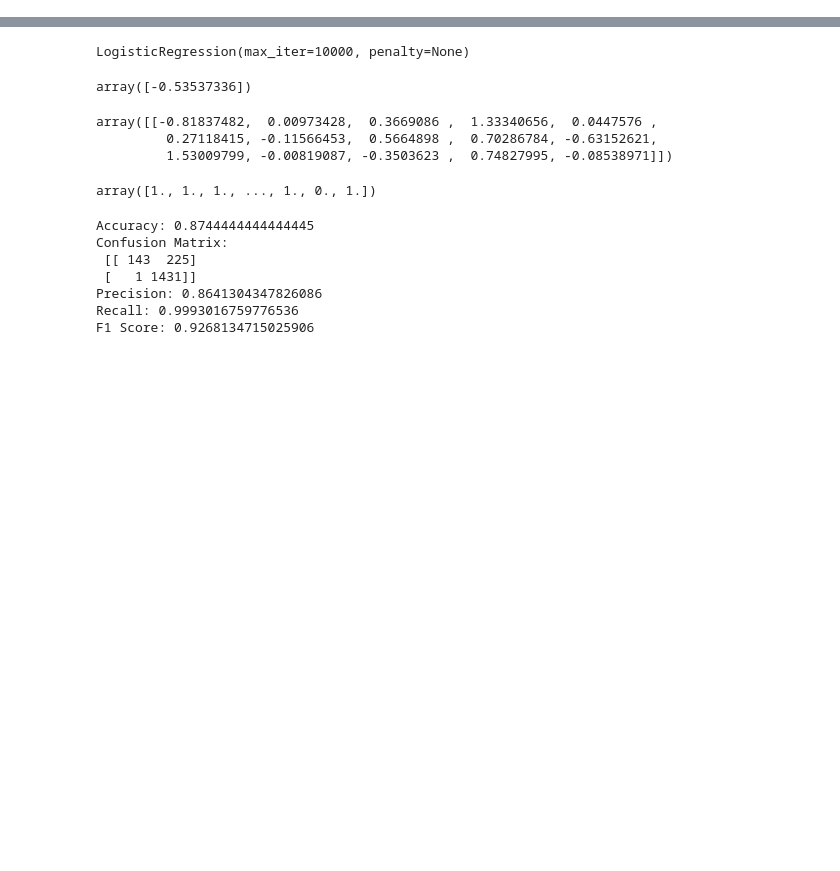
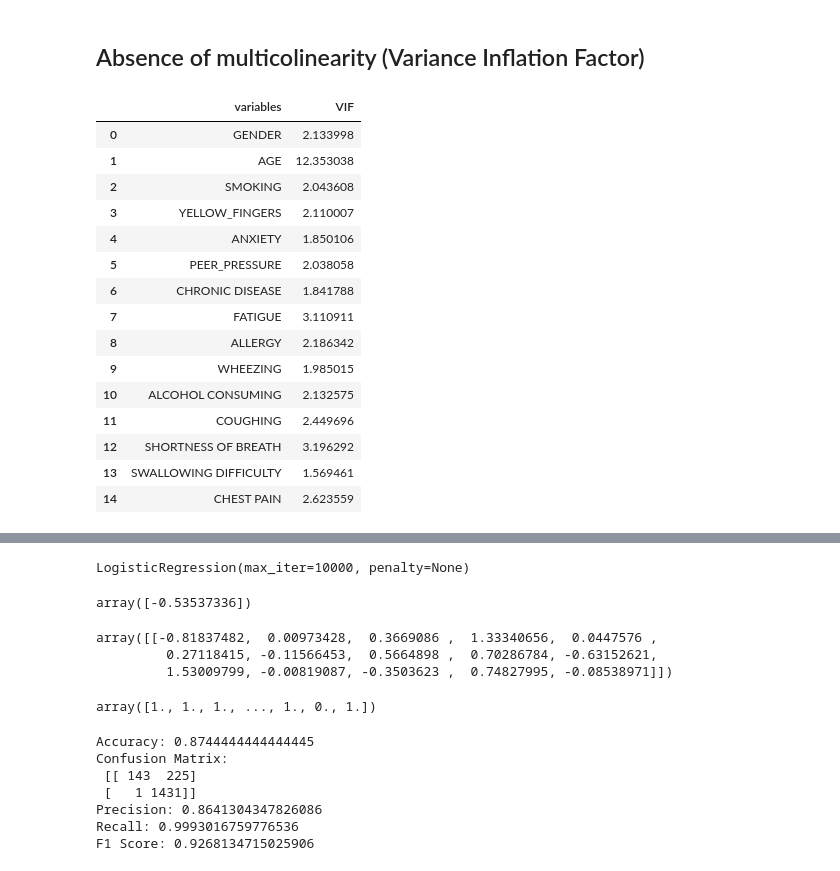
Before and after one commit to calebang/DSA312, a Jupyter notebook: Project_Part2/Jun Hao's notebook.ipynb, the cells around one changed output, grey strips where cells are left out. Saved outputs shown, nothing was run; the diff lists cells and outputs as text; code cells hidden in the pictures; blank space fills up the shorter version.

```diff
--- a/Project_Part2/Jun Hao's notebook.ipynb
+++ b/Project_Part2/Jun Hao's notebook.ipynb
@@ -56,0 +128,29 @@ print(features_list)  # This will include all original features plus 'const'
+# %% [markdown]
+## Absence of multicolinearity (Variance Inflation Factor)
+# %%
+# Use variance inflation factor to identify any significant multi-collinearity
+df_notarget = df_age.drop("LUNG_CANCER", axis = 1)
+def calc_vif(df):
+    vif = pd.DataFrame()
+    vif["variables"] = df.columns
+    vif["VIF"] = [variance_inflation_factor(df.values, i) for i in range(df.shape[1])]
+    return(vif)
+
+calc_vif(df_notarget)
+# %% [output]
+|  | variables | VIF |
+| 0 | GENDER | 2.133998 |
+| 1 | AGE | 12.353038 |
+| 2 | SMOKING | 2.043608 |
+| 3 | YELLOW_FINGERS | 2.110007 |
+| 4 | ANXIETY | 1.850106 |
+| 5 | PEER_PRESSURE | 2.038058 |
+| 6 | CHRONIC DISEASE | 1.841788 |
+| 7 | FATIGUE | 3.110911 |
+| 8 | ALLERGY | 2.186342 |
+| 9 | WHEEZING | 1.985015 |
+| 10 | ALCOHOL CONSUMING | 2.132575 |
+| 11 | COUGHING | 2.449696 |
+| 12 | SHORTNESS OF BREATH | 3.196292 |
+| 13 | SWALLOWING DIFFICULTY | 1.569461 |
+| 14 | CHEST PAIN | 2.623559 |
```
Also changed, not shown: parts of 33 cells of this notebook, 2 other files.
